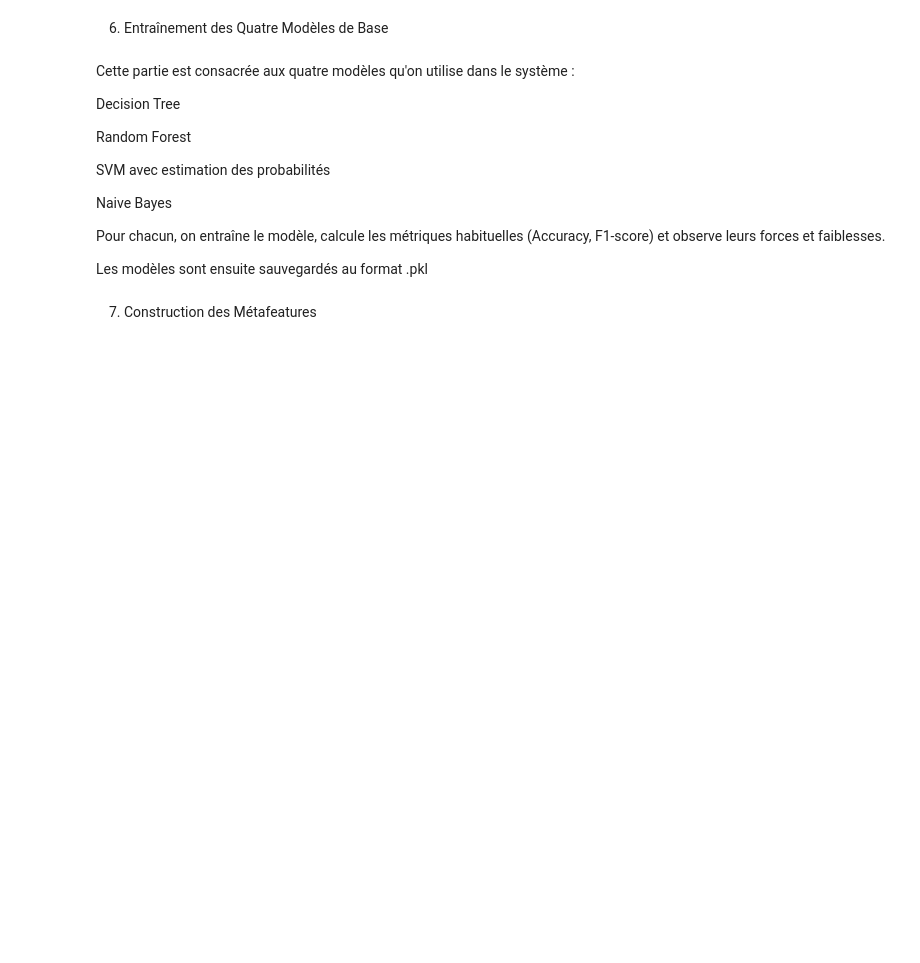
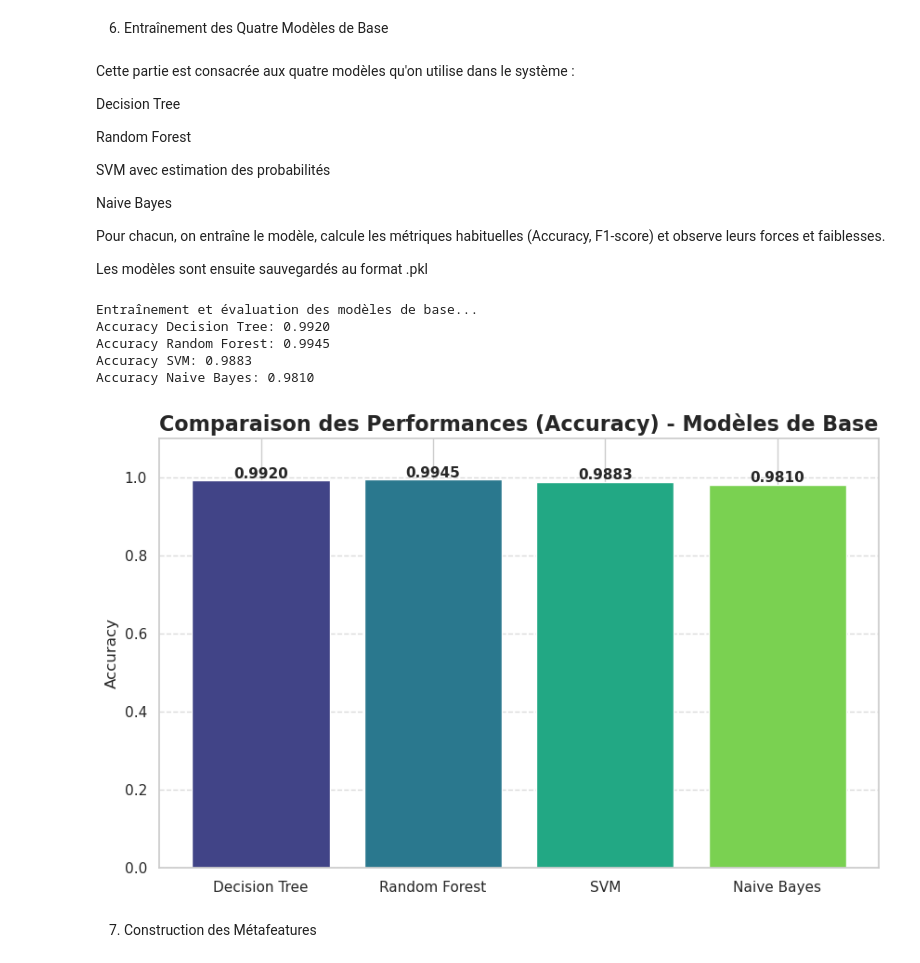
Before and after one commit to fickou/Projet_MetaLearning, a Jupyter notebook: notebooks/meta_learning1.ipynb, the cells around one changed output. Drawn from its saved outputs; the diff is of its cells as text; code cells hidden in the pictures; blank space fills up the shorter version.

```diff
--- a/notebooks/meta_learning1.ipynb
+++ b/notebooks/meta_learning1.ipynb
@@ -59,6 +178,50 @@ Naive Bayes
 Pour chacun, on entraîne le modèle, calcule les métriques habituelles (Accuracy, F1-score) et observe leurs forces et faiblesses.
 
 Les modèles sont ensuite sauvegardés au format .pkl
+# %%
+models = {
+    "Decision Tree": DecisionTreeClassifier(random_state=42),
+    "Random Forest": RandomForestClassifier(random_state=42),
+    "SVM": SVC(probability=True, random_state=42),
+    "Naive Bayes": GaussianNB()
+}
+
+results = {}
+
+print("Entraînement et évaluation des modèles de base...")
+for name, model in models.items():
+    model.fit(X_train_scaled, y_train)
+    acc = model.score(X_val_scaled, y_val)
+    results[name] = acc
+    print(f"Accuracy {name}: {acc:.4f}")
+
+    # Sauvegarde
+    filename = f"../models/{name.lower().replace(' ', '_')}_model.pkl"
+    with open(filename, 'wb') as f:
+        pickle.dump(model, f)
+
+# Visualisation des Performances
+plt.figure(figsize=(10, 6))
+colors = sns.color_palette("viridis", len(results))
+bars = plt.bar(results.keys(), results.values(), color=colors)
+plt.title("Comparaison des Performances (Accuracy) - Modèles de Base", fontsize=16, fontweight='bold')
+plt.ylabel("Accuracy", fontsize=12)
+plt.ylim(0, 1.1)
+
+for bar in bars:
+    height = bar.get_height()
+    plt.text(bar.get_x() + bar.get_width()/2., height,
+             f'{height:.4f}',
+             ha='center', va='bottom', fontsize=11, fontweight='bold')
+plt.grid(axis='y', linestyle='--', alpha=0.7)
+plt.show()
+# %% [output]
+Entraînement et évaluation des modèles de base...
+Accuracy Decision Tree: 0.9920
+Accuracy Random Forest: 0.9945
+Accuracy SVM: 0.9883
+Accuracy Naive Bayes: 0.9810
+[figure, added]
 # %% [markdown]
 7. Construction des Métafeatures
 # %% [markdown]
```
Also changed, not shown: parts of 12 cells of this notebook, 9 other files.
